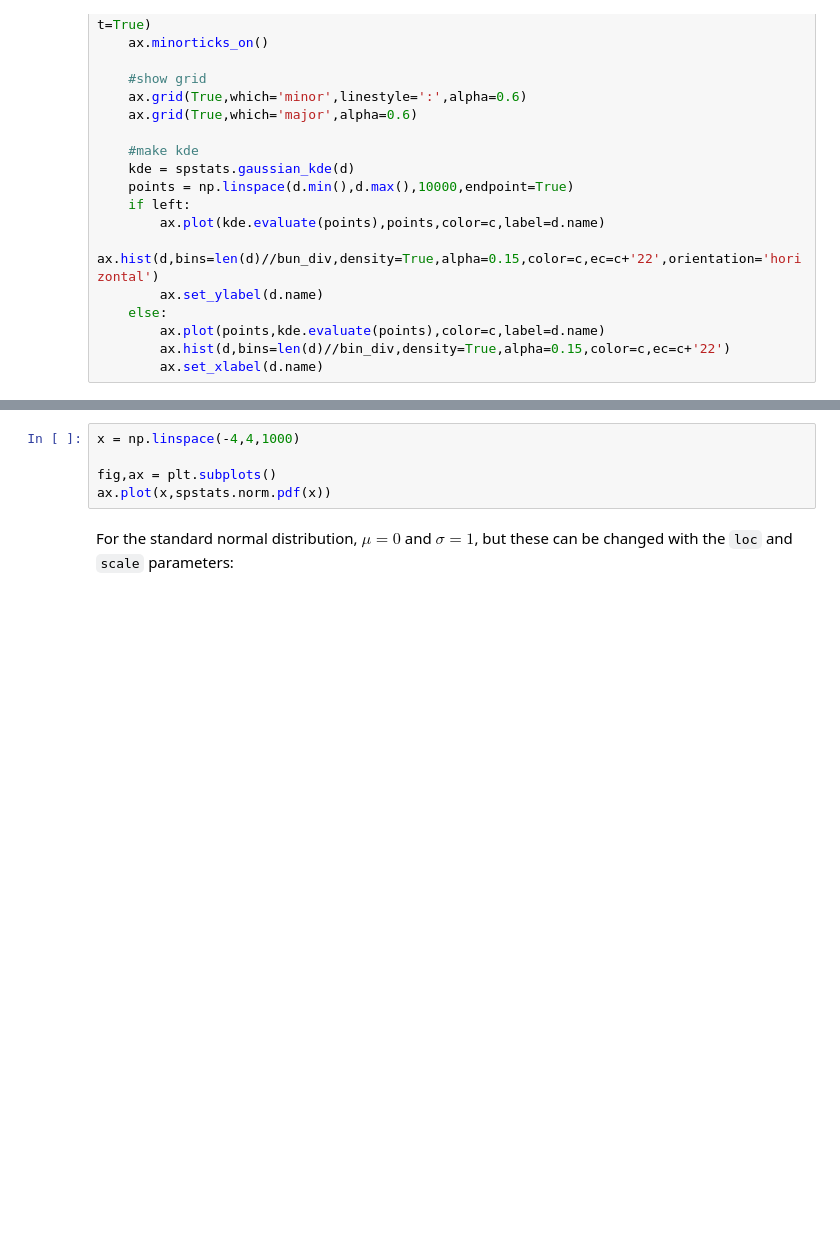
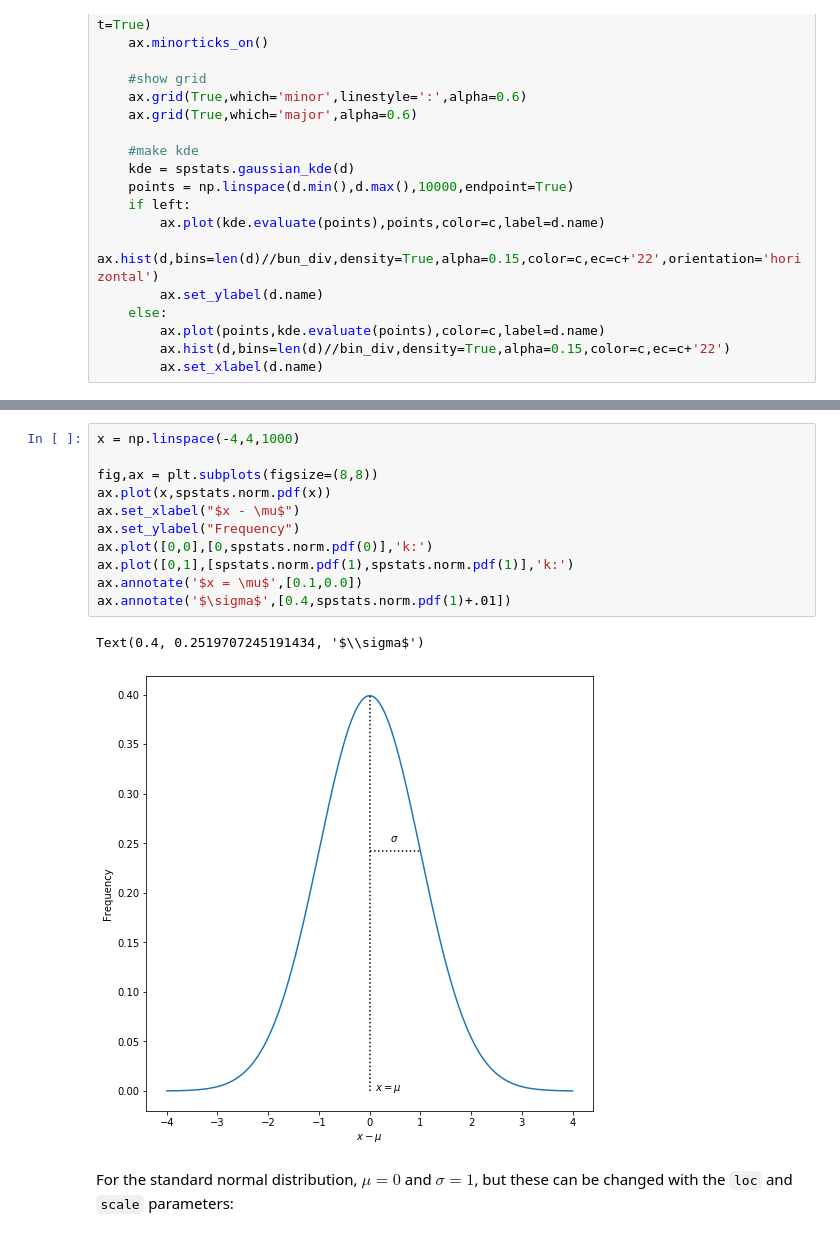
Before and after one commit to kncrabtree/che155, a Jupyter notebook: _notebooks/week2/stats-2.ipynb, the cells around one changed output, grey strips where cells are left out. Saved outputs shown, nothing was run; the diff lists cells and outputs as text; blank space fills up the shorter version.

```diff
--- a/_notebooks/week2/stats-2.ipynb
+++ b/_notebooks/week2/stats-2.ipynb
@@ -52,10 +43,19 @@ However, most of the time, the "true" population mean and variance are not known
 
 The [`scipy.stats.norm`](https://docs.scipy.org/doc/scipy/reference/generated/scipy.stats.norm.html) function creates a normal distribution object, and there are a variety of functions for modeling the distribution or pulling random samples. For instance, to look at the probability density function, we can use `scipy.stats.norm.pdf`:
-# %%
-x = np.linspace(-4,4,1000)
-
-fig,ax = plt.subplots()
-ax.plot(x,spstats.norm.pdf(x))
+# %%
+x = np.linspace(-4,4,1000)
+
+fig,ax = plt.subplots(figsize=(8,8))
+ax.plot(x,spstats.norm.pdf(x))
+ax.set_xlabel("$x - \mu$")
+ax.set_ylabel("Frequency")
+ax.plot([0,0],[0,spstats.norm.pdf(0)],'k:')
+ax.plot([0,1],[spstats.norm.pdf(1),spstats.norm.pdf(1)],'k:')
+ax.annotate('$x = \mu$',[0.1,0.0])
+ax.annotate('$\sigma$',[0.4,spstats.norm.pdf(1)+.01])
+# %% [output]
+Text(0.4, 0.2519707245191434, '$\\sigma$')
+[figure, added]
 # %% [markdown]
 For the standard normal distribution, $\mu = 0$ and $\sigma = 1$, but these can be changed with the `loc` and `scale` parameters:
 # %%
```
Also changed, not shown: parts of 3 cells of this notebook, 4 other files.
